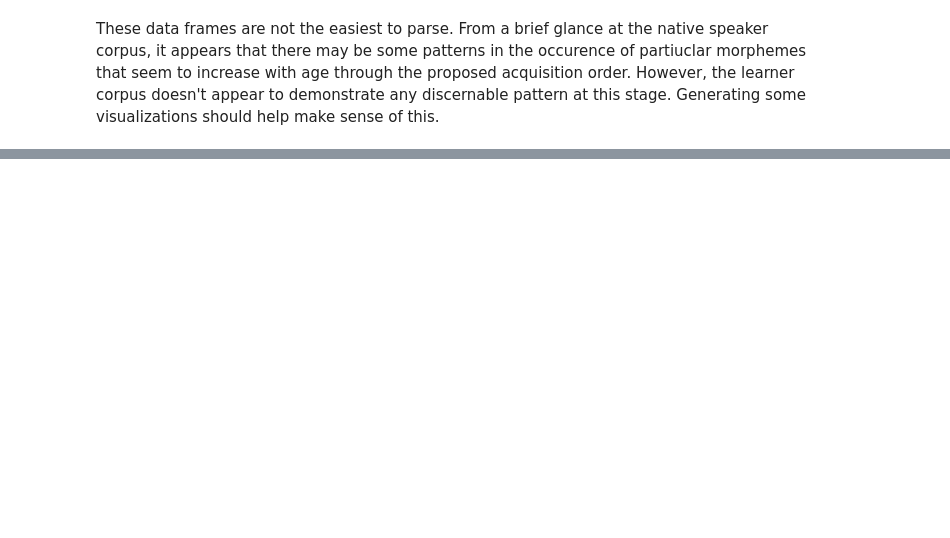
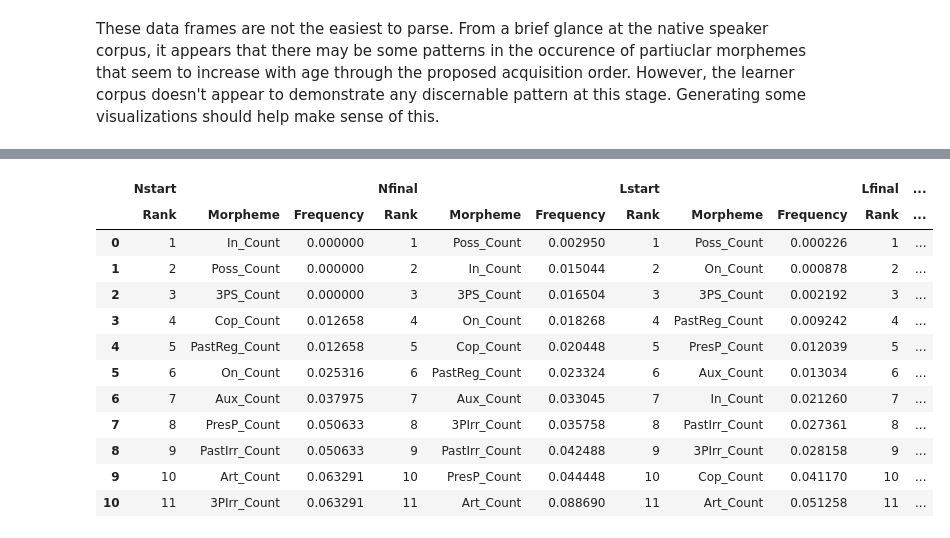
Before and after one commit to Data-Science-for-Linguists-2023/Morpheme-Acquisition-Analysis, a Jupyter notebook: notebooks/data_analysis.ipynb, the cells around one changed output, grey strips where cells are left out. Cells and saved outputs as stored; diff of their text form; code cells hidden in the pictures; blank space fills up the shorter version.

```diff
--- a/notebooks/data_analysis.ipynb
+++ b/notebooks/data_analysis.ipynb
@@ -271,0 +315,26 @@ ax.legend(bbox_to_anchor=(1, 1))
+# %%
+Nstart_rank= Ncorp_counts[Ncorp_counts.columns].iloc[0].sort_values()
+Nfinal_rank= Ncorp_counts[Ncorp_counts.columns].iloc[-1].sort_values()
+Lstart_rank= Lcorp_counts[Ncorp_counts.columns].iloc[0].sort_values()
+Lfinal_rank= Lcorp_counts[Ncorp_counts.columns].iloc[-1].sort_values()
+# %%
+Nstart_rank= Nstart_rank.to_frame()
+Nstart_rank.reset_index(inplace=True)
+Nstart_rank.index= np.arange(1, len(Nstart_rank) + 1)
+Nstart_rank.rename(columns={'index':'Morpheme', 3.01:'Frequency'}, inplace=True)
+Nstart_rank.reset_index(inplace=True)
+Nstart_rank.rename(columns={'index':'Rank'}, inplace=True)
+# %%
+Lstart_rank= Lstart_rank.to_frame()
+Lstart_rank.reset_index(inplace=True)
+Lstart_rank.index= np.arange(1, len(Lstart_rank) + 1)
+Lstart_rank.rename(columns={'index':'Morpheme', 'less than 1 year':'Frequency'}, inplace=True)
+Lstart_rank.reset_index(inplace=True)
+Lstart_rank.rename(columns={'index':'Rank'}, inplace=True)
+# %%
+Nfinal_rank= Nfinal_rank.to_frame()
+Nfinal_rank.reset_index(inplace=True)
+Nfinal_rank.index= np.arange(1, len(Nfinal_rank) + 1)
+Nfinal_rank.rename(columns={'index':'Morpheme', '9+':'Frequency'}, inplace=True)
+Nfinal_rank.reset_index(inplace=True)
+Nfinal_rank.rename(columns={'index':'Rank'}, inplace=True)
@@ -272,3 +348,20 @@ ax.legend(bbox_to_anchor=(1, 1))
+# %%
+pd.concat([Nstart_rank, Nfinal_rank, Lstart_rank, Nfinal_rank], axis="columns",
+keys=['Nstart', 'Nfinal', 'Lstart', 'Lfinal'])
+# %% [output]
+|  | Nstart |  |  | Nfinal |  |  | Lstart |  |  | Lfinal | ... |
+|  | Rank | Morpheme | Frequency | Rank | Morpheme | Frequency | Rank | Morpheme | Frequency | Rank | ... |
+| 0 | 1 | In_Count | 0.000000 | 1 | Poss_Count | 0.002950 | 1 | Poss_Count | 0.000226 | 1 | ... |
+| 1 | 2 | Poss_Count | 0.000000 | 2 | In_Count | 0.015044 | 2 | On_Count | 0.000878 | 2 | ... |
+| 2 | 3 | 3PS_Count | 0.000000 | 3 | 3PS_Count | 0.016504 | 3 | 3PS_Count | 0.002192 | 3 | ... |
+| 3 | 4 | Cop_Count | 0.012658 | 4 | On_Count | 0.018268 | 4 | PastReg_Count | 0.009242 | 4 | ... |
+| 4 | 5 | PastReg_Count | 0.012658 | 5 | Cop_Count | 0.020448 | 5 | PresP_Count | 0.012039 | 5 | ... |
+| 5 | 6 | On_Count | 0.025316 | 6 | PastReg_Count | 0.023324 | 6 | Aux_Count | 0.013034 | 6 | ... |
+| 6 | 7 | Aux_Count | 0.037975 | 7 | Aux_Count | 0.033045 | 7 | In_Count | 0.021260 | 7 | ... |
+| 7 | 8 | PresP_Count | 0.050633 | 8 | 3PIrr_Count | 0.035758 | 8 | PastIrr_Count | 0.027361 | 8 | ... |
+| 8 | 9 | PastIrr_Count | 0.050633 | 9 | PastIrr_Count | 0.042488 | 9 | 3PIrr_Count | 0.028158 | 9 | ... |
+| 9 | 10 | Art_Count | 0.063291 | 10 | PresP_Count | 0.044448 | 10 | Cop_Count | 0.041170 | 10 | ... |
+| 10 | 11 | 3PIrr_Count | 0.063291 | 11 | Art_Count | 0.088690 | 11 | Art_Count | 0.051258 | 11 | ... |
 # %%
 Ncorp_counts.to_csv(r'../data_samples/Ncorp_counts.csv', header=True)
 Lcorp_counts.to_csv(r'../data_samples/Lcorp_counts.csv', header=True)
```
Also changed, not shown: parts of 6 cells of this notebook, 2 other files.
